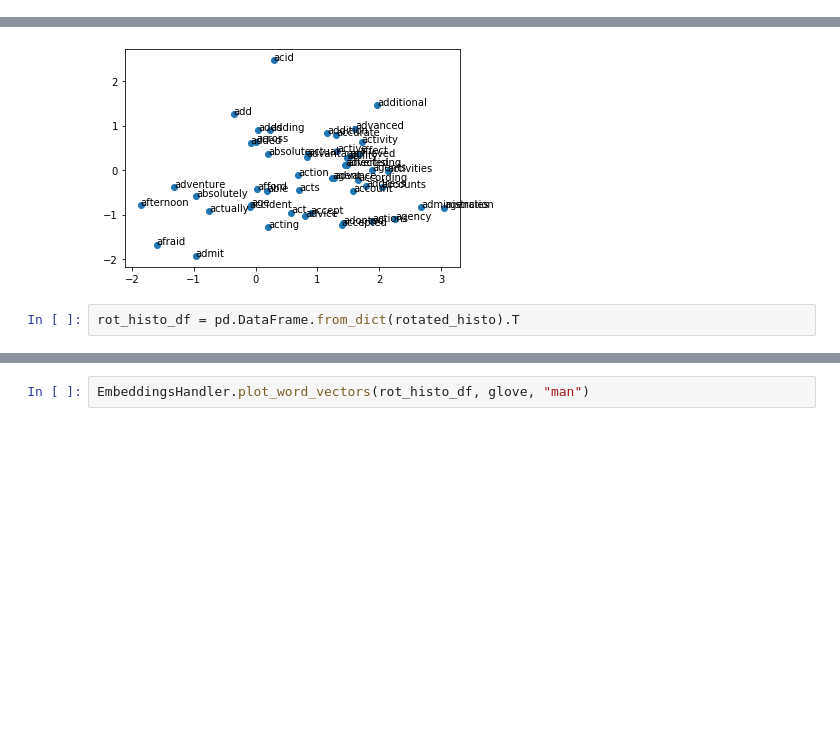
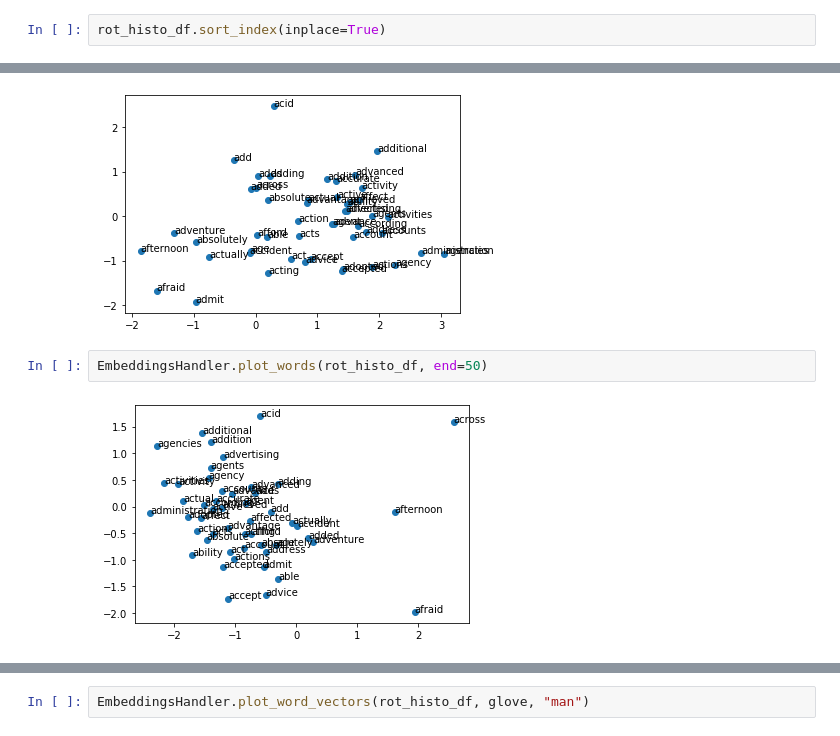
Before and after one commit to nicoloverardo/historical-events-detection, a Jupyter notebook: embcomp.ipynb, the cells around one changed output, grey strips where cells are left out. Drawn from its saved outputs; the diff is of its cells as text; blank space fills up the shorter version.

Commit message:
Added some plots

```diff
--- a/embcomp.ipynb
+++ b/embcomp.ipynb
@@ -75,3 +77,5 @@ rotated_histo = EmbeddingsHandler.rotate_emb(rs_histo, rs_glove)
+# %%
+rot_histo_df.sort_index(inplace=True)
 # %%
 EmbeddingsHandler.plot_words(histo_glove, end=50)
 # %% [output]
@@ -80,5 +84,7 @@ EmbeddingsHandler.plot_words(histo_glove, end=50)
 EmbeddingsHandler.plot_words(glove, end=50)
 # %% [output]
 [figure]
-# %%
-rot_histo_df = pd.DataFrame.from_dict(rotated_histo).T
+# %%
+EmbeddingsHandler.plot_words(rot_histo_df, end=50)
+# %% [output]
+[figure, added]
```
Also changed, not shown: parts of 6 cells of this notebook.
